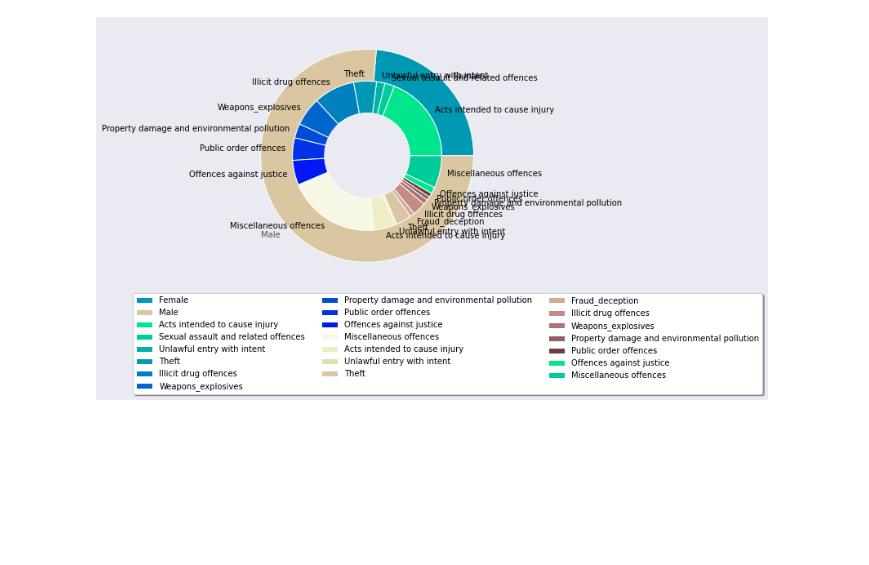
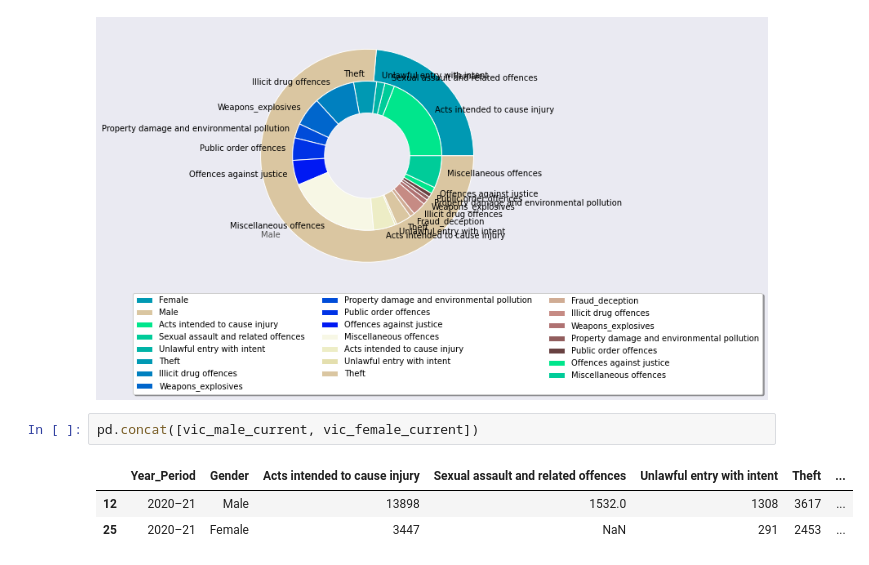
Before and after one commit to hiu-lai/Project-1, a Jupyter notebook: hiu.ipynb, the cells around one changed output. Drawn from its saved outputs; the diff is of its cells as text; blank space fills up the shorter version.

```diff
--- a/hiu.ipynb
+++ b/hiu.ipynb
@@ -308,3 +311,9 @@ plt.legend(bbox_to_anchor=(2, 0), fancybox=True, shadow=True, ncol=3)
 plt.show()
 # %% [output]
 [figure]
+# %%
+pd.concat([vic_male_current, vic_female_current])
+# %% [output]
+|  | Year_Period | Gender | Acts intended to cause injury | Sexual assault and related offences | Unlawful entry with intent | Theft | ... |
+| 12 | 2020–21 | Male | 13898 | 1532.0 | 1308 | 3617 | ... |
+| 25 | 2020–21 | Female | 3447 | NaN | 291 | 2453 | ... |
```
Also changed, not shown: parts of 4 cells of this notebook.
